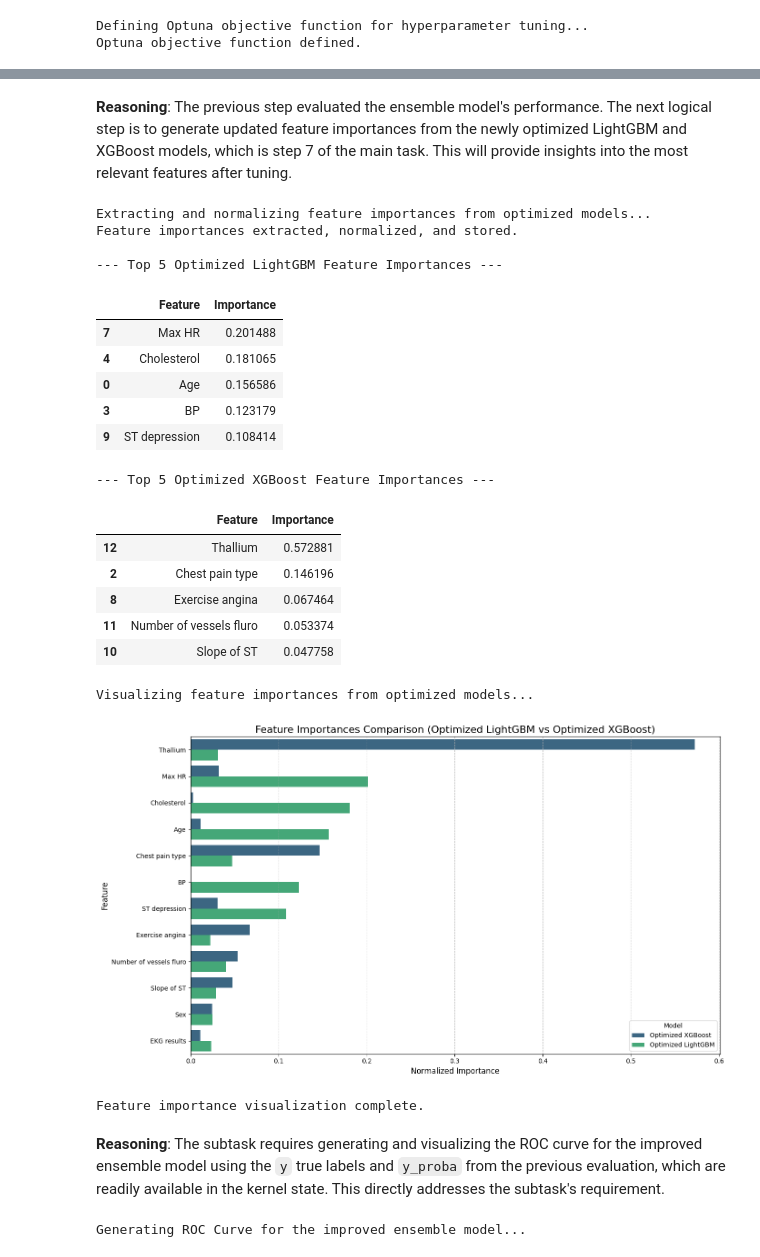
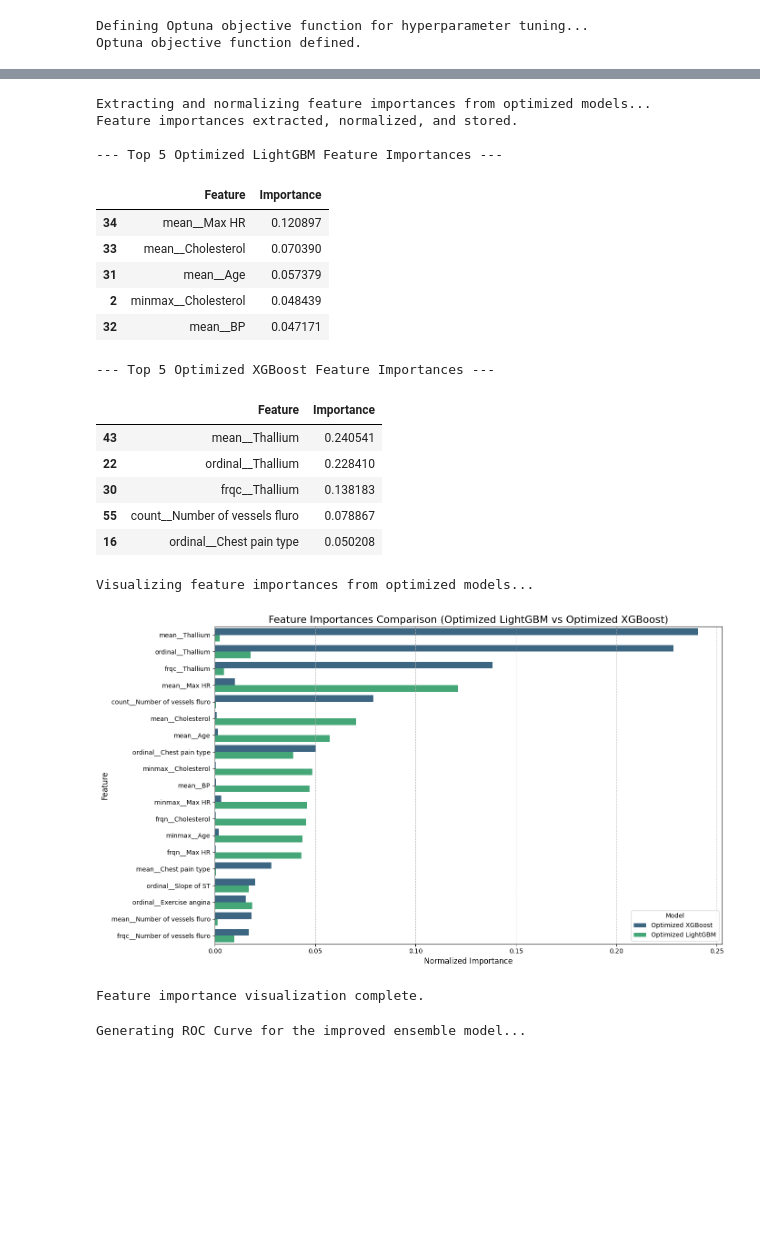
Before and after one commit to Rohanrathod7/Kaggle_Notebooks, a Jupyter notebook: Predicting_Heart_disease/Experiment_Notebook/Raw_1.ipynb, the cells around one changed output, grey strips where cells are left out. Drawn from its saved outputs; the diff is of its cells as text; code cells hidden in the pictures; blank space fills up the shorter version.

```diff
--- a/Predicting_Heart_disease/Experiment_Notebook/Raw_1.ipynb
+++ b/Predicting_Heart_disease/Experiment_Notebook/Raw_1.ipynb
@@ -386,7 +175,7 @@ Unique values in 'Heart Disease' in df_orig: [1 0]
 # %%
 print("Defining features (X) and target (y) for training...")
 
-X = df_train.drop(columns=['id', 'Heart Disease'])
+X = df_train.drop(columns=['id', 'Heart Disease', 'multicat'])
 y = df_train['Heart Disease']
 
 print("Features and target defined successfully.")
@@ -482,0 +275,35 @@ The previous code failed because `StratifiedKFold` was not explicitly imported i
+# %%
+cat_columns = ['Sex', 'Chest pain type', 'FBS over 120', 'EKG results', 'Exercise angina', 'Slope of ST',
+              'Number of vessels fluro', 'Thallium']
+num_columns = ['Age', 'BP', 'Cholesterol', 'Max HR', 'ST depression']
+
+# Define pipelines for different types of preprocessing
+minmax_pipeline = Pipeline([('imputer', SimpleImputer(strategy="median")), ('minmax_scaling', RobustScaler())])
+ordinal_pipeline = Pipeline([('imputer', SimpleImputer(strategy="most_frequent")),
+                             ('ordinal', OrdinalEncoder(handle_unknown='use_encoded_value', unknown_value=-1, dtype=np.int8))])
+kbins_pipeline = Pipeline([('imputer', SimpleImputer(strategy="median")),
+                           ('kbins', KBinsDiscretizer(n_bins=10, strategy='uniform', encode='ordinal', random_state=42)),
+                           ('kbins_cast', FunctionTransformer(lambda X: X.astype(np.uint8), feature_names_out='one-to-one'))])
+frq_pipeline_num = Pipeline([('imputer', SimpleImputer(strategy="median")),
+                             ('frq', FunctionTransformer(func=lambda x, features: frq_enc(x, features), kw_args={'features': num_columns}, feature_names_out='one-to-one'))])
+frq_pipeline_cat = Pipeline([('imputer', SimpleImputer(strategy="most_frequent")),
+                             ('frq', FunctionTransformer(func=lambda x, features: frq_enc(x, features), kw_args={'features': cat_columns}, feature_names_out='one-to-one'))])
+
+# Placeholder pipelines for target encoding (stats will be passed dynamically within the CV loop)
+mean_pipeline_placeholder = Pipeline([('imputer', SimpleImputer(strategy="median")),
+                                      ('mean_enc', FunctionTransformer(func=lambda x, features, stats, global_stats: target_stats(x, features, stats, 'mean', global_stats), validate=False, feature_names_out='one-to-one'))])
+count_pipeline_placeholder = Pipeline([('imputer', SimpleImputer(strategy="median")),
+                                       ('count_enc', FunctionTransformer(func=lambda x, features, stats, global_stats: target_stats(x, features, stats, 'count', global_stats), validate=False, feature_names_out='one-to-one'))])
+
+
+# Define the ColumnTransformer without the target encoding pipelines initially
+# These will be added dynamically in the CV loop to prevent leakage
+preprocessing_base = ColumnTransformer([
+    ("minmax", minmax_pipeline, num_columns),
+    ("cluster", kbins_pipeline, num_columns),
+    ("frqn", frq_pipeline_num, num_columns),
+    ("ordinal", ordinal_pipeline, cat_columns),
+    ("frqc", frq_pipeline_cat, cat_columns)
+]).set_output(transform='pandas')
+
+print("Base preprocessing ColumnTransformer defined. Target encoding will be added dynamically per fold.")
@@ -831,9 +868,6 @@ Matthews Correlation Coefficient (MCC): 0.7815
 Generating confusion matrix...
 [figure]
 Confusion matrix displayed.
-# %% [markdown]
-**Reasoning**:
-The previous step evaluated the ensemble model's performance. The next logical step is to generate updated feature importances from the newly optimized LightGBM and XGBoost models, which is step 7 of the main task. This will provide insights into the most relevant features after tuning.
 # %%
 print("Extracting and normalizing feature importances from optimized models...")
 
@@ -843,8 +877,8 @@ lgbm_importances = final_lgbm_model.feature_importances_
 # Get feature importances from optimized XGBoost
 xgb_importances = final_xgb_model.feature_importances_
 
-# Get feature names from the training data X
-feature_names = X.columns
+# Get feature names from the processed training data
+feature_names = X_processed.columns
 
 # Create a DataFrame for LightGBM feature importances
 df_lgbm_importances = pd.DataFrame({
@@ -858,7 +892,6 @@ df_xgb_importances = pd.DataFrame({
     'Importance': xgb_importances
 }).sort_values(by='Importance', ascending=False)
 
-# Normalize importances (optional, but good for comparison if scales differ significantly)
 df_lgbm_importances['Importance'] = df_lgbm_importances['Importance'] / df_lgbm_importances['Importance'].sum()
 df_xgb_importances['Importance'] = df_xgb_importances['Importance'] / df_xgb_importances['Importance'].sum()
 
@@ -880,48 +913,45 @@ df_combined_importances = pd.concat([
 
 # Select top N features for visualization (e.g., top 10)
 N = 10
 top_lgbm_features = df_lgbm_importances.head(N)['Feature'].tolist()
 top_xgb_features = df_xgb_importances.head(N)['Feature'].tolist()
 all_top_features = list(set(top_lgbm_features + top_xgb_features))
 
 df_plot = df_combined_importances[df_combined_importances['Feature'].isin(all_top_features)]
 
 # Create a bar plot
 plt.figure(figsize=(14, 8))
 sns.barplot(x='Importance', y='Feature', hue='Model', data=df_plot.sort_values(by='Importance', ascending=False), palette='viridis')
 plt.title('Feature Importances Comparison (Optimized LightGBM vs Optimized XGBoost)', fontsize=16)
 plt.xlabel('Normalized Importance', fontsize=12)
 plt.ylabel('Feature', fontsize=12)
 plt.legend(title='Model')
 plt.grid(axis='x', linestyle='--', alpha=0.7)
 plt.tight_layout()
 plt.show()
 
 print("Feature importance visualization complete.")
 # %% [output]
 Extracting and normalizing feature importances from optimized models...
 Feature importances extracted, normalized, and stored.
 
 --- Top 5 Optimized LightGBM Feature Importances ---
 |  | Feature | Importance |
-| 7 | Max HR | 0.201488 |
-| 4 | Cholesterol | 0.181065 |
-| 0 | Age | 0.156586 |
-| 3 | BP | 0.123179 |
-| 9 | ST depression | 0.108414 |
+| 34 | mean__Max HR | 0.120897 |
+| 33 | mean__Cholesterol | 0.070390 |
+| 31 | mean__Age | 0.057379 |
+| 2 | minmax__Cholesterol | 0.048439 |
+| 32 | mean__BP | 0.047171 |
 --- Top 5 Optimized XGBoost Feature Importances ---
 |  | Feature | Importance |
-| 12 | Thallium | 0.572881 |
-| 2 | Chest pain type | 0.146196 |
-| 8 | Exercise angina | 0.067464 |
-| 11 | Number of vessels fluro | 0.053374 |
-| 10 | Slope of ST | 0.047758 |
+| 43 | mean__Thallium | 0.240541 |
+| 22 | ordinal__Thallium | 0.228410 |
+| 30 | frqc__Thallium | 0.138183 |
+| 55 | count__Number of vessels fluro | 0.078867 |
+| 16 | ordinal__Chest pain type | 0.050208 |
 Visualizing feature importances from optimized models...
-[figure, old version]
+[figure, new version]
 Feature importance visualization complete.
-# %% [markdown]
-**Reasoning**:
-The subtask requires generating and visualizing the ROC curve for the improved ensemble model using the `y` true labels and `y_proba` from the previous evaluation, which are readily available in the kernel state. This directly addresses the subtask's requirement.
 # %%
 from sklearn.metrics import RocCurveDisplay
 import matplotlib.pyplot as plt
```
Also changed, not shown: parts of 43 cells of this notebook.
